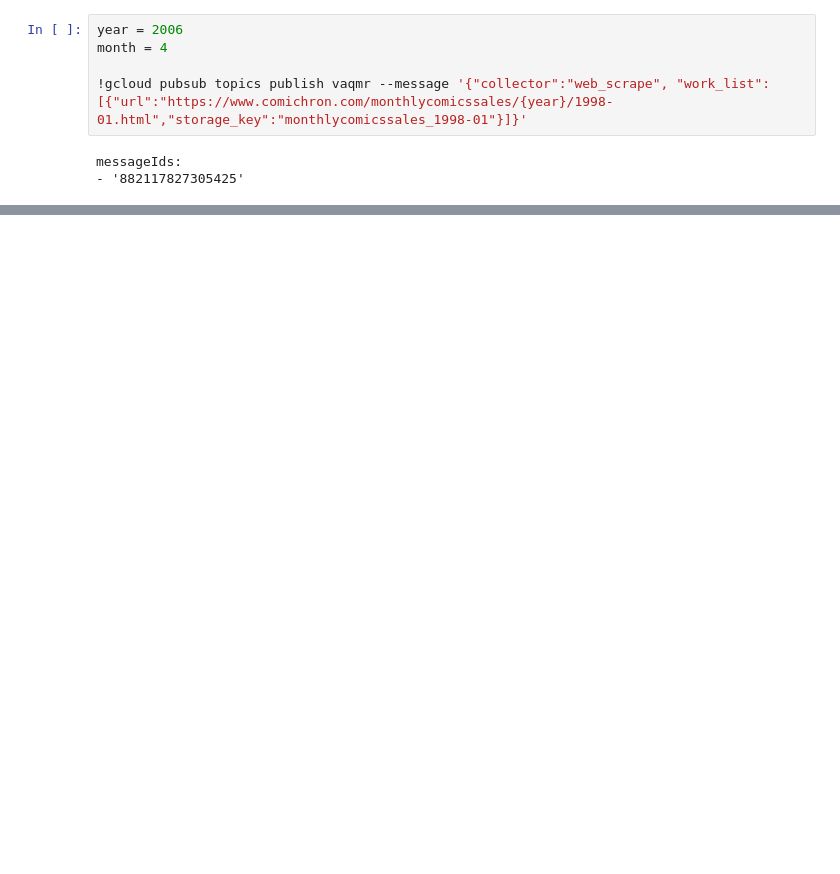
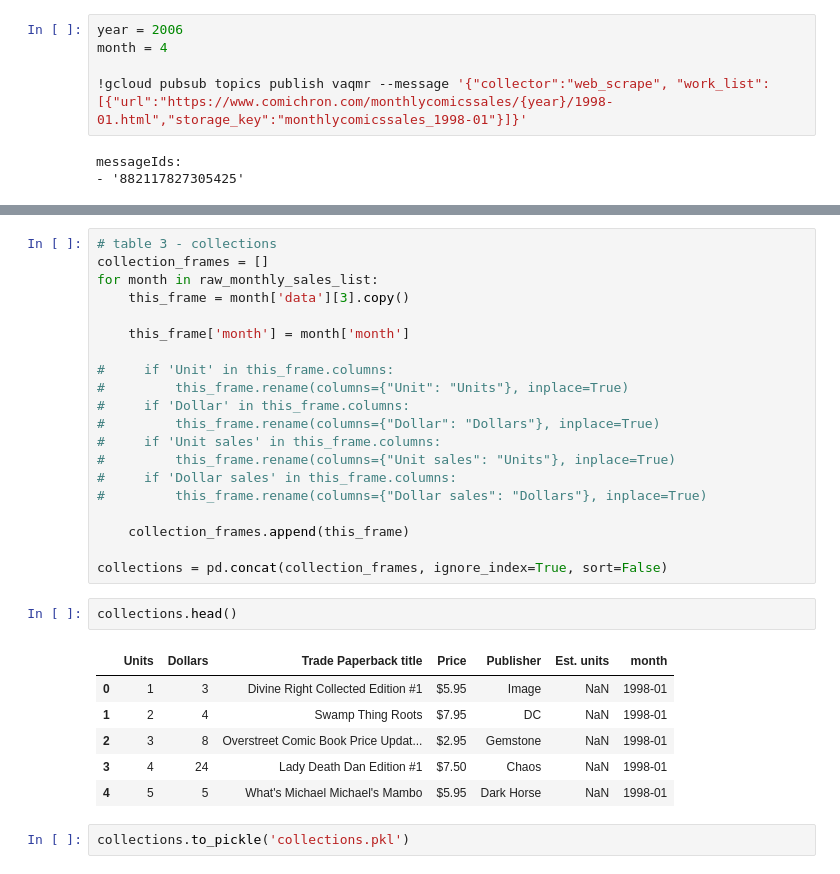
Before and after one commit to dylanharper/projects, a Jupyter notebook: comics/comichron.ipynb, the cells around one changed output, grey strips where cells are left out. Drawn from its saved outputs; the diff is of its cells as text; blank space fills up the shorter version.

```diff
--- a/comics/comichron.ipynb
+++ b/comics/comichron.ipynb
@@ -63,0 +417,31 @@ for year in range(1998, 2019):
+# %%
+# table 3 - collections
+collection_frames = []
+for month in raw_monthly_sales_list:
+    this_frame = month['data'][3].copy()
+
+    this_frame['month'] = month['month']
+
+#     if 'Unit' in this_frame.columns:
+#         this_frame.rename(columns={"Unit": "Units"}, inplace=True)
+#     if 'Dollar' in this_frame.columns:
+#         this_frame.rename(columns={"Dollar": "Dollars"}, inplace=True)
+#     if 'Unit sales' in this_frame.columns:
+#         this_frame.rename(columns={"Unit sales": "Units"}, inplace=True)
+#     if 'Dollar sales' in this_frame.columns:
+#         this_frame.rename(columns={"Dollar sales": "Dollars"}, inplace=True)
+
+    collection_frames.append(this_frame)
+
+collections = pd.concat(collection_frames, ignore_index=True, sort=False)
+# %%
+collections.head()
+# %% [output]
+|  | Units | Dollars | Trade Paperback title | Price | Publisher | Est. units | month |
+| 0 | 1 | 3 | Divine Right Collected Edition #1 | $5.95 | Image | NaN | 1998-01 |
+| 1 | 2 | 4 | Swamp Thing Roots | $7.95 | DC | NaN | 1998-01 |
+| 2 | 3 | 8 | Overstreet Comic Book Price Updat... | $2.95 | Gemstone | NaN | 1998-01 |
+| 3 | 4 | 24 | Lady Death Dan Edition #1 | $7.50 | Chaos | NaN | 1998-01 |
+| 4 | 5 | 5 | What's Michael Michael's Mambo | $5.95 | Dark Horse | NaN | 1998-01 |
+# %%
+collections.to_pickle('collections.pkl')
```
Also changed, not shown: parts of 27 cells of this notebook, 4 other files.
